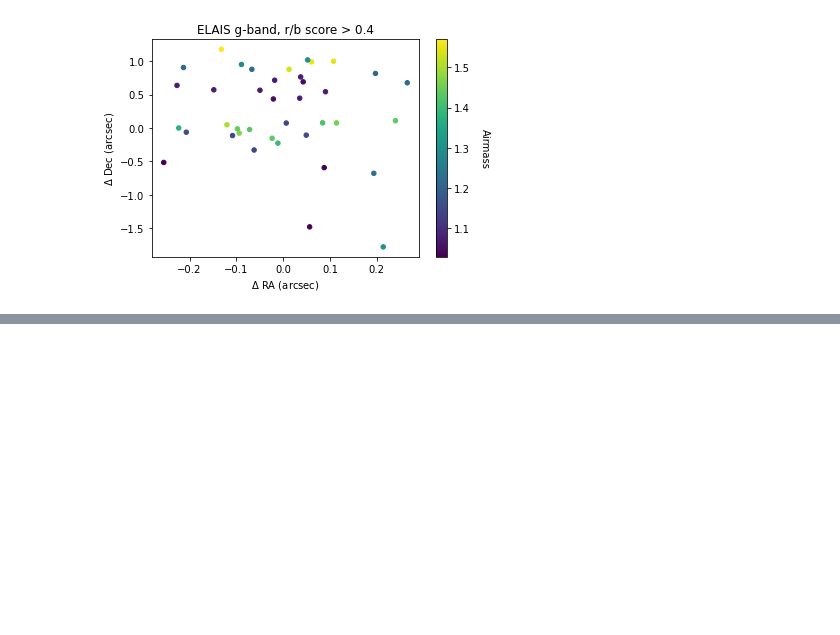
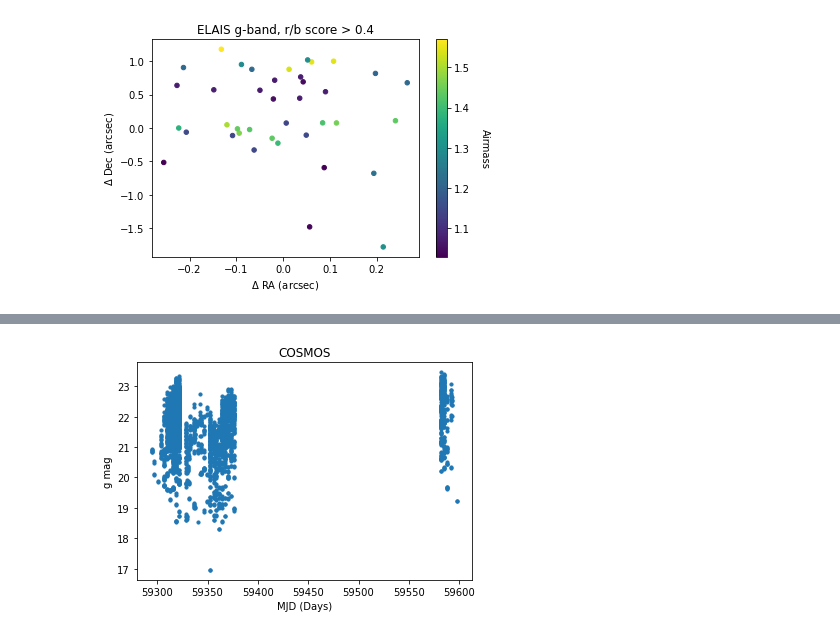
Before and after one commit to RileyWClarke/RAFTS, a Jupyter notebook: decam_validation.ipynb, the cells around one changed output, grey strips where cells are left out. Cells and saved outputs as stored; diff of their text form; code cells hidden in the pictures; blank space fills up the shorter version.

```diff
--- a/decam_validation.ipynb
+++ b/decam_validation.ipynb
@@ -161,0 +189,19 @@ _ = dcoord('ELAIS', 0.4, 'g')
+# %%
+def dc_lcv(field, filt, log=False):
+    if log==True:
+        plt.scatter(dcdf[(dcdf['field']==field) & (dcdf['object filter']==filt)]['object MJD'].values,
+                    dcdf[(dcdf['field']=='COSMOS') & (dcdf['object filter']=='g')]['object magnitude'].values, s=10)
+        plt.ylabel('log {} mag'.format(filt))
+
+    else:
+        plt.scatter(dcdf[(dcdf['field']==field) & (dcdf['object filter']==filt)]['object MJD'].values,
+                    dcdf[(dcdf['field']=='COSMOS') & (dcdf['object filter']=='g')]['object magnitude'].values, s=10)
+        plt.ylabel('{} mag'.format(filt))
+
+    plt.xlabel('MJD (Days)')
+
+    plt.title('{}'.format(field))
+
+dc_lcv('COSMOS', 'g')
+# %% [output]
+[figure, added]
```
Also changed, not shown: parts of 2 cells of this notebook, 4 other files.
